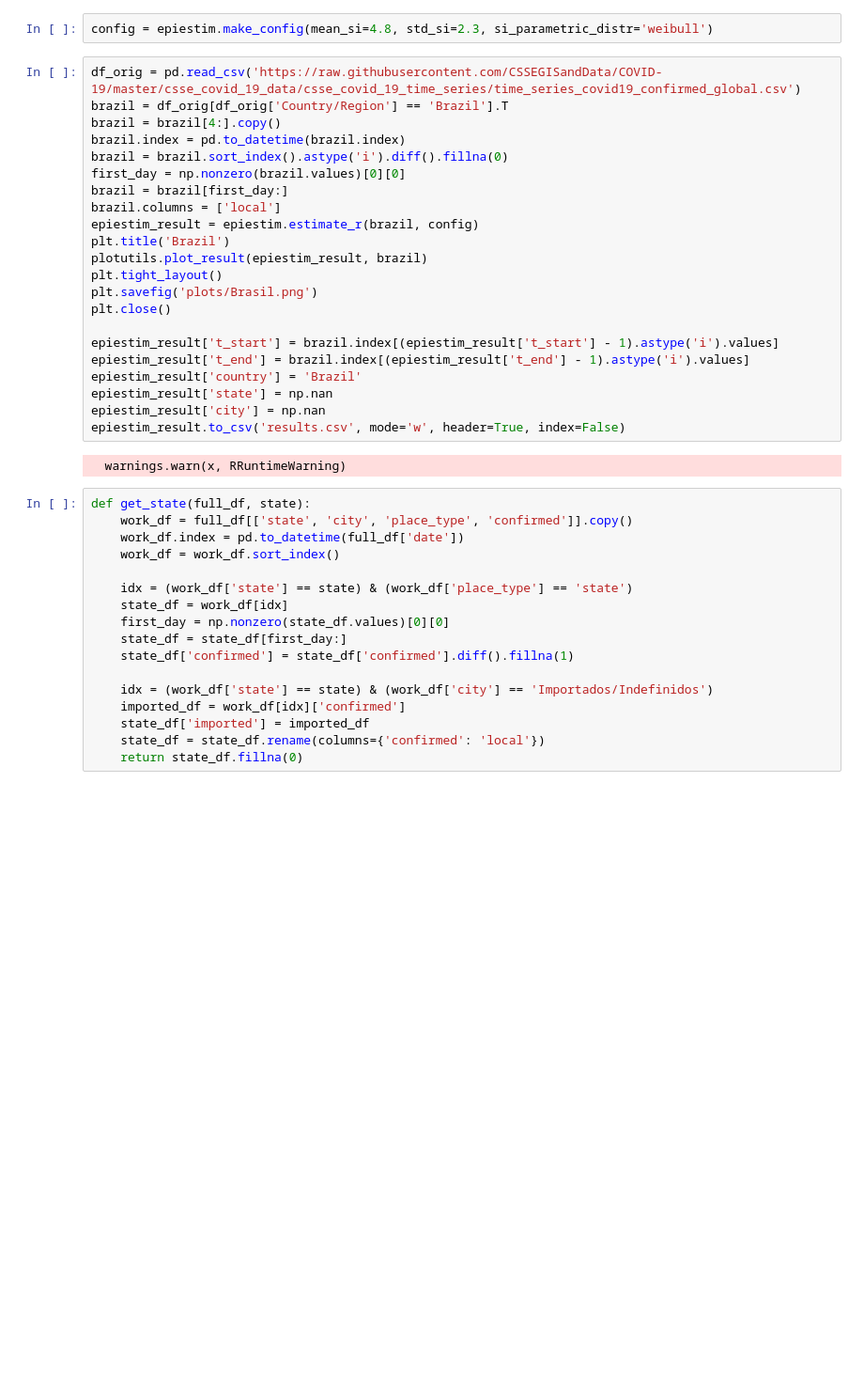
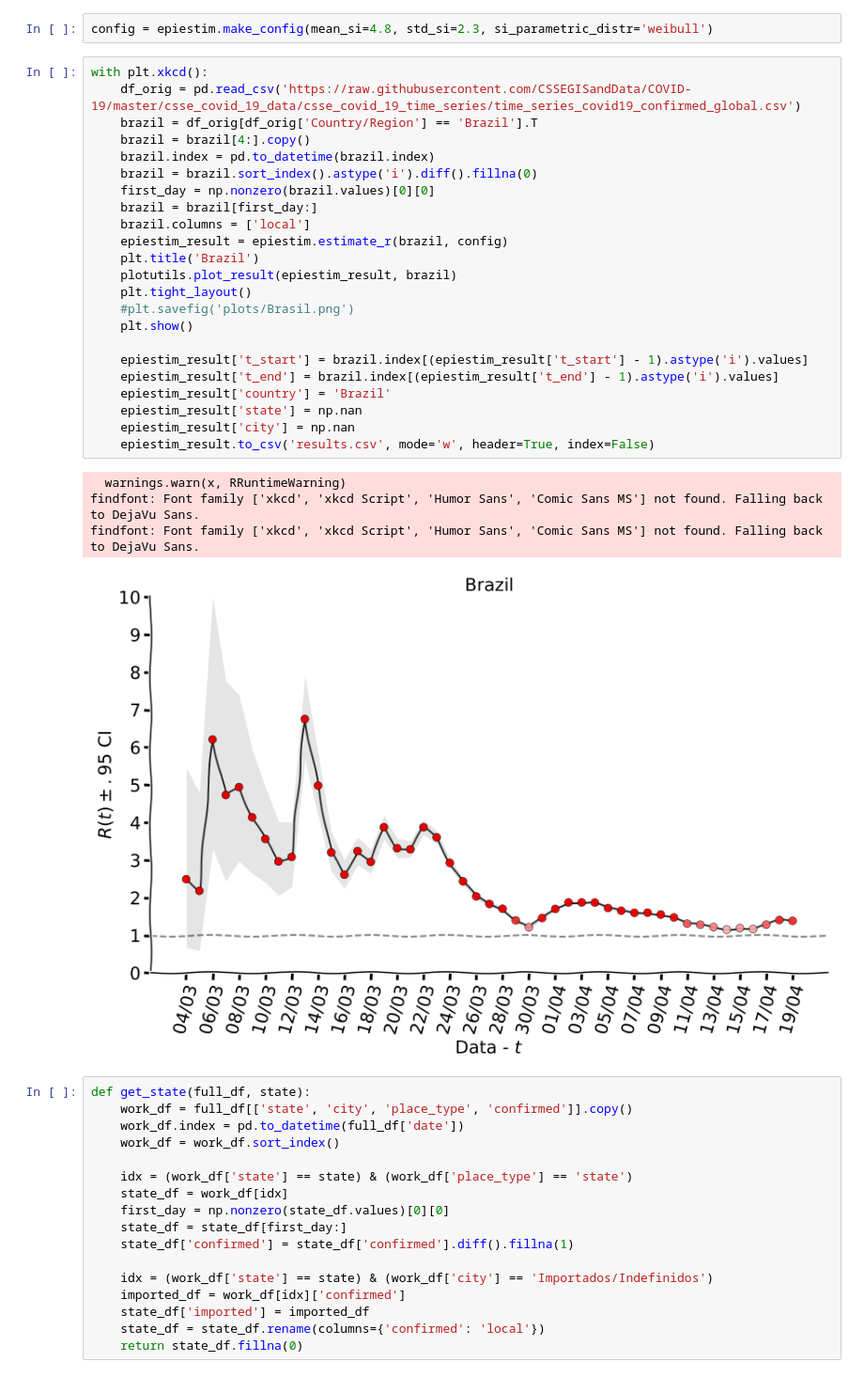
Before and after one commit to flaviovdf/covid19, a Jupyter notebook: Exploration.ipynb, the cells around one changed output. Shown: that part at 94% size. Saved outputs shown, nothing was run; the diff lists cells and outputs as text; blank space fills up the shorter version.

Commit message:
new plots

```diff
--- a/Exploration.ipynb
+++ b/Exploration.ipynb
@@ -19,29 +19,33 @@ plt.rcParams['figure.figsize']  = (12, 8)
 # %%
 config = epiestim.make_config(mean_si=4.8, std_si=2.3, si_parametric_distr='weibull')
 # %%
-df_orig = pd.read_csv('https://raw.githubusercontent.com/CSSEGISandData/COVID-19/master/csse_covid_19_data/csse_covid_19_time_series/time_series_covid19_confirmed_global.csv')
-brazil = df_orig[df_orig['Country/Region'] == 'Brazil'].T
-brazil = brazil[4:].copy()
-brazil.index = pd.to_datetime(brazil.index)
-brazil = brazil.sort_index().astype('i').diff().fillna(0)
-first_day = np.nonzero(brazil.values)[0][0]
-brazil = brazil[first_day:]
-brazil.columns = ['local']
-epiestim_result = epiestim.estimate_r(brazil, config)
-plt.title('Brazil')
-plotutils.plot_result(epiestim_result, brazil)
-plt.tight_layout()
-plt.savefig('plots/Brasil.png')
-plt.close()
+with plt.xkcd():
+    df_orig = pd.read_csv('https://raw.githubusercontent.com/CSSEGISandData/COVID-19/master/csse_covid_19_data/csse_covid_19_time_series/time_series_covid19_confirmed_global.csv')
+    brazil = df_orig[df_orig['Country/Region'] == 'Brazil'].T
+    brazil = brazil[4:].copy()
+    brazil.index = pd.to_datetime(brazil.index)
+    brazil = brazil.sort_index().astype('i').diff().fillna(0)
+    first_day = np.nonzero(brazil.values)[0][0]
+    brazil = brazil[first_day:]
+    brazil.columns = ['local']
+    epiestim_result = epiestim.estimate_r(brazil, config)
+    plt.title('Brazil')
+    plotutils.plot_result(epiestim_result, brazil)
+    plt.tight_layout()
+    #plt.savefig('plots/Brasil.png')
+    plt.show()
 
-epiestim_result['t_start'] = brazil.index[(epiestim_result['t_start'] - 1).astype('i').values]
-epiestim_result['t_end'] = brazil.index[(epiestim_result['t_end'] - 1).astype('i').values]
-epiestim_result['country'] = 'Brazil'
-epiestim_result['state'] = np.nan
-epiestim_result['city'] = np.nan
-epiestim_result.to_csv('results.csv', mode='w', header=True, index=False)
+    epiestim_result['t_start'] = brazil.index[(epiestim_result['t_start'] - 1).astype('i').values]
+    epiestim_result['t_end'] = brazil.index[(epiestim_result['t_end'] - 1).astype('i').values]
+    epiestim_result['country'] = 'Brazil'
+    epiestim_result['state'] = np.nan
+    epiestim_result['city'] = np.nan
+    epiestim_result.to_csv('results.csv', mode='w', header=True, index=False)
 # %% [output]
   warnings.warn(x, RRuntimeWarning)
+findfont: Font family ['xkcd', 'xkcd Script', 'Humor Sans', 'Comic Sans MS'] not found. Falling back to DejaVu Sans.
+findfont: Font family ['xkcd', 'xkcd Script', 'Humor Sans', 'Comic Sans MS'] not found. Falling back to DejaVu Sans.
+[figure, added]
 # %%
 def get_state(full_df, state):
     work_df = full_df[['state', 'city', 'place_type', 'confirmed']].copy()
```
Also changed, not shown: parts of 5 cells of this notebook, 26 other files.
